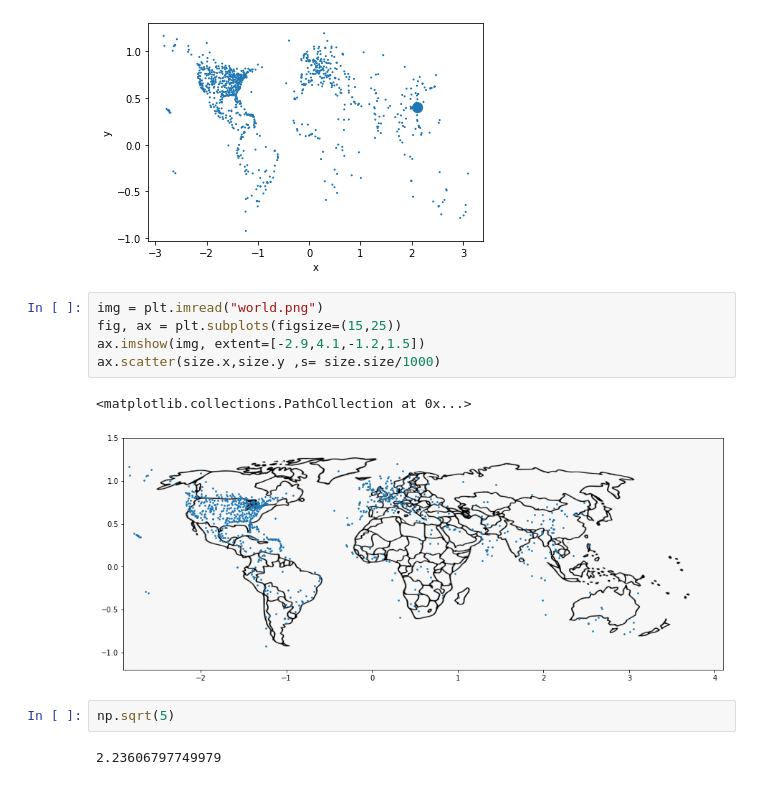
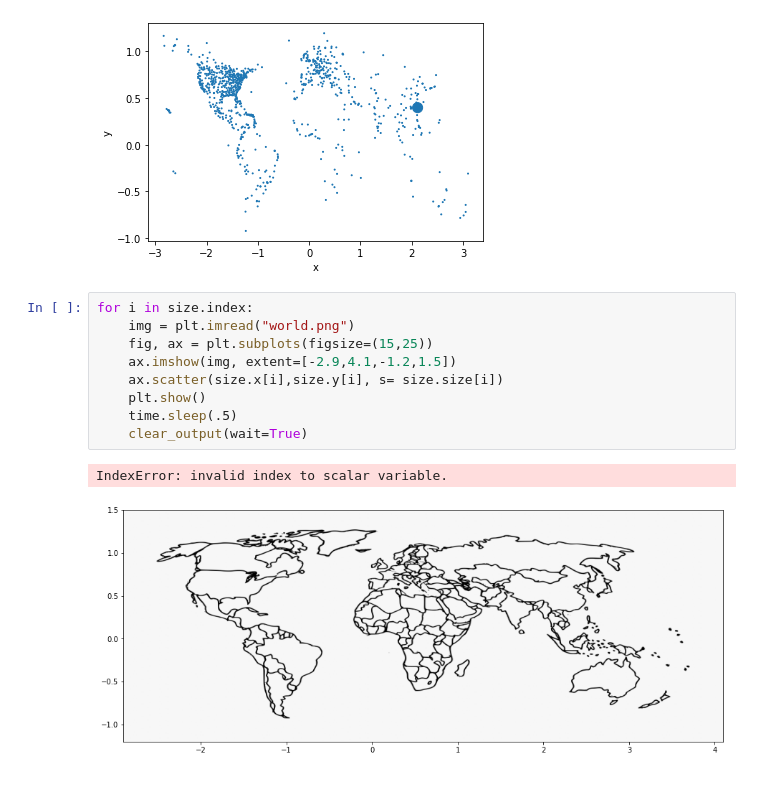
Before and after one commit to carlosiruiz/exercises, a Jupyter notebook: Untitled1.ipynb, the cells around one changed output. Drawn from its saved outputs; the diff is of its cells as text.

```diff
--- a/Untitled1.ipynb
+++ b/Untitled1.ipynb
@@ -37,14 +38,14 @@ size.plot.scatter(x="x",y="y",s="size")
 <AxesSubplot:xlabel='x', ylabel='y'>
 [figure]
 # %%
-img = plt.imread("world.png")
-fig, ax = plt.subplots(figsize=(15,25))
-ax.imshow(img, extent=[-2.9,4.1,-1.2,1.5])
-ax.scatter(size.x,size.y ,s= size.size/1000)
+for i in size.index:
+    img = plt.imread("world.png")
+    fig, ax = plt.subplots(figsize=(15,25))
+    ax.imshow(img, extent=[-2.9,4.1,-1.2,1.5])
+    ax.scatter(size.x[i],size.y[i], s= size.size[i])
+    plt.show()
+    time.sleep(.5)
+    clear_output(wait=True)
 # %% [output]
-<matplotlib.collections.PathCollection at 0x...>
+IndexError: invalid index to scalar variable.
-[figure, old version]
+[figure, new version]
-# %%
-np.sqrt(5)
-# %% [output]
-2.23606797749979
```
Also changed, not shown: parts of 4 cells of this notebook.
